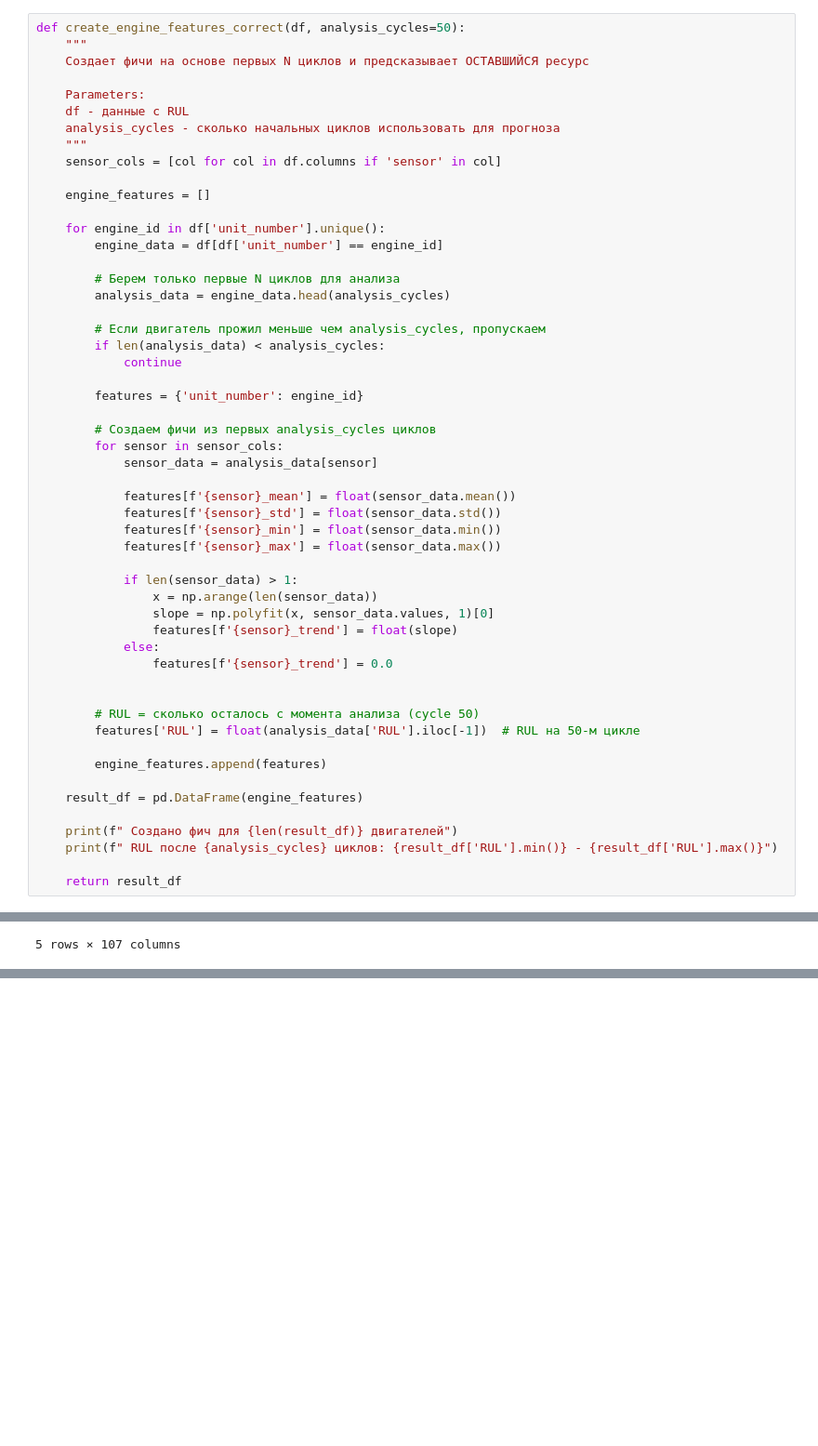
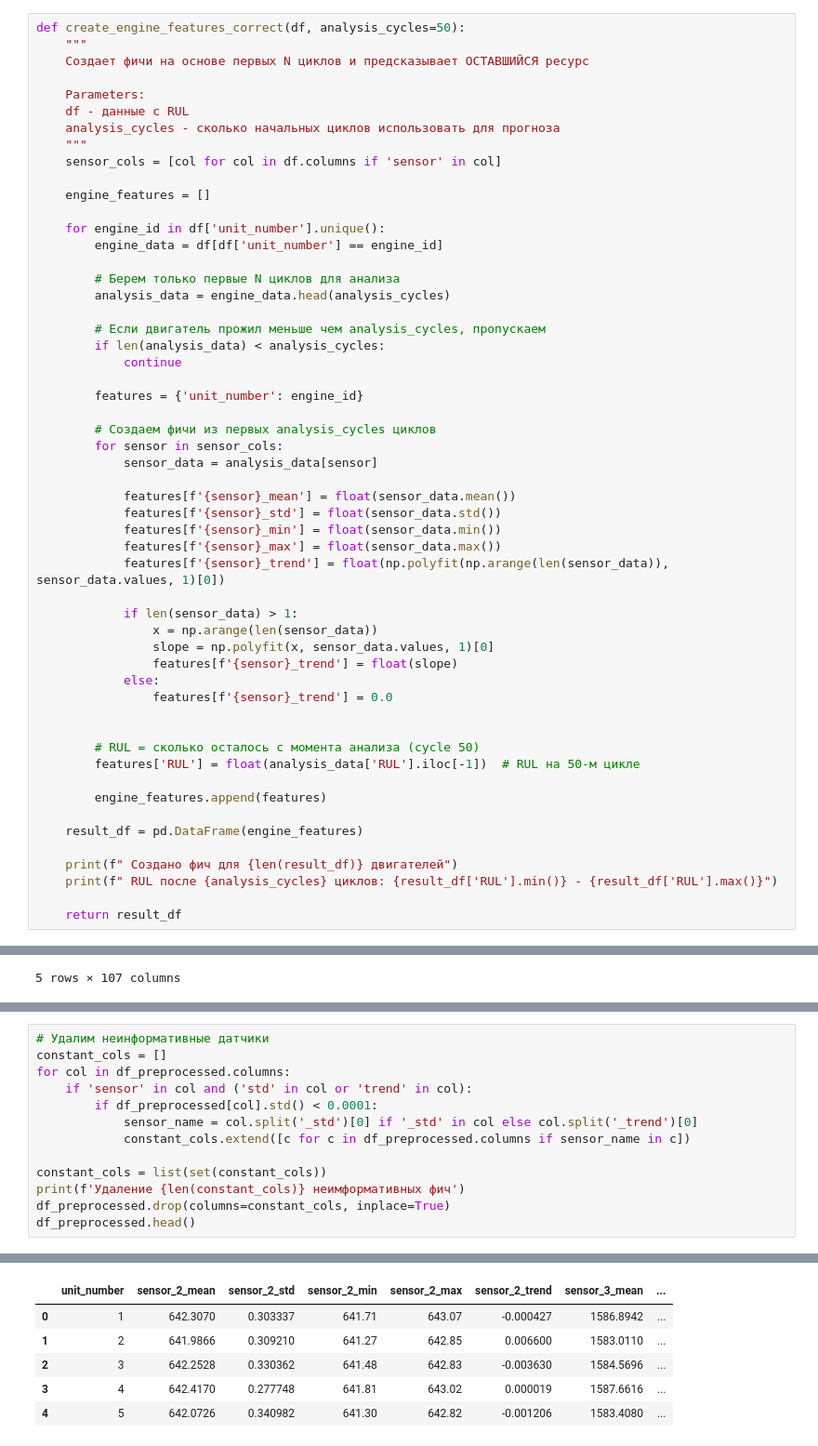
Before and after one commit to bertnyak/nasa_turbofan_engine_project, a Jupyter notebook: preprocessing/nasa_turbofan_engine.ipynb, the cells around one changed output, grey strips where cells are left out. Shown at 93% size. Saved outputs shown, nothing was run; the diff lists cells and outputs as text; blank space fills up the shorter version.

```diff
--- a/preprocessing/nasa_turbofan_engine.ipynb
+++ b/preprocessing/nasa_turbofan_engine.ipynb
@@ -253,6 +258,7 @@ def create_engine_features_correct(df, analysis_cycles=50):
             features[f'{sensor}_std'] = float(sensor_data.std())
             features[f'{sensor}_min'] = float(sensor_data.min())
             features[f'{sensor}_max'] = float(sensor_data.max())
+            features[f'{sensor}_trend'] = float(np.polyfit(np.arange(len(sensor_data)), sensor_data.values, 1)[0])
 
             if len(sensor_data) > 1:
                 x = np.arange(len(sensor_data))
@@ -334,3 +339,17 @@ visualize_prediction_approach(data_train, 1)
 RUL в начале: 191
 RUL на 50-м цикле: 142
 RUL в конце: 0
+# %%
+# Удалим неинформативные датчики
+constant_cols = []
+for col in df_preprocessed.columns:
+    if 'sensor' in col and ('std' in col or 'trend' in col):
+        if df_preprocessed[col].std() < 0.0001:
+            sensor_name = col.split('_std')[0] if '_std' in col else col.split('_trend')[0]
+            constant_cols.extend([c for c in df_preprocessed.columns if sensor_name in c])
+
+constant_cols = list(set(constant_cols))
+print(f'Удаление {len(constant_cols)} неимформативных фич')
+df_preprocessed.drop(columns=constant_cols, inplace=True)
+df_preprocessed.head()
+# %% [output]
@@ -336,0 +357,6 @@ RUL в конце: 0
+|  | unit_number | sensor_2_mean | sensor_2_std | sensor_2_min | sensor_2_max | sensor_2_trend | sensor_3_mean | ... |
+| 0 | 1 | 642.3070 | 0.303337 | 641.71 | 643.07 | -0.000427 | 1586.8942 | ... |
+| 1 | 2 | 641.9866 | 0.309210 | 641.27 | 642.85 | 0.006600 | 1583.0110 | ... |
+| 2 | 3 | 642.2528 | 0.330362 | 641.48 | 642.83 | -0.003630 | 1584.5696 | ... |
+| 3 | 4 | 642.4170 | 0.277748 | 641.81 | 643.02 | 0.000019 | 1587.6616 | ... |
+| 4 | 5 | 642.0726 | 0.340982 | 641.30 | 642.82 | -0.001206 | 1583.4080 | ... |
```
Also changed, not shown: parts of 5 cells of this notebook.
